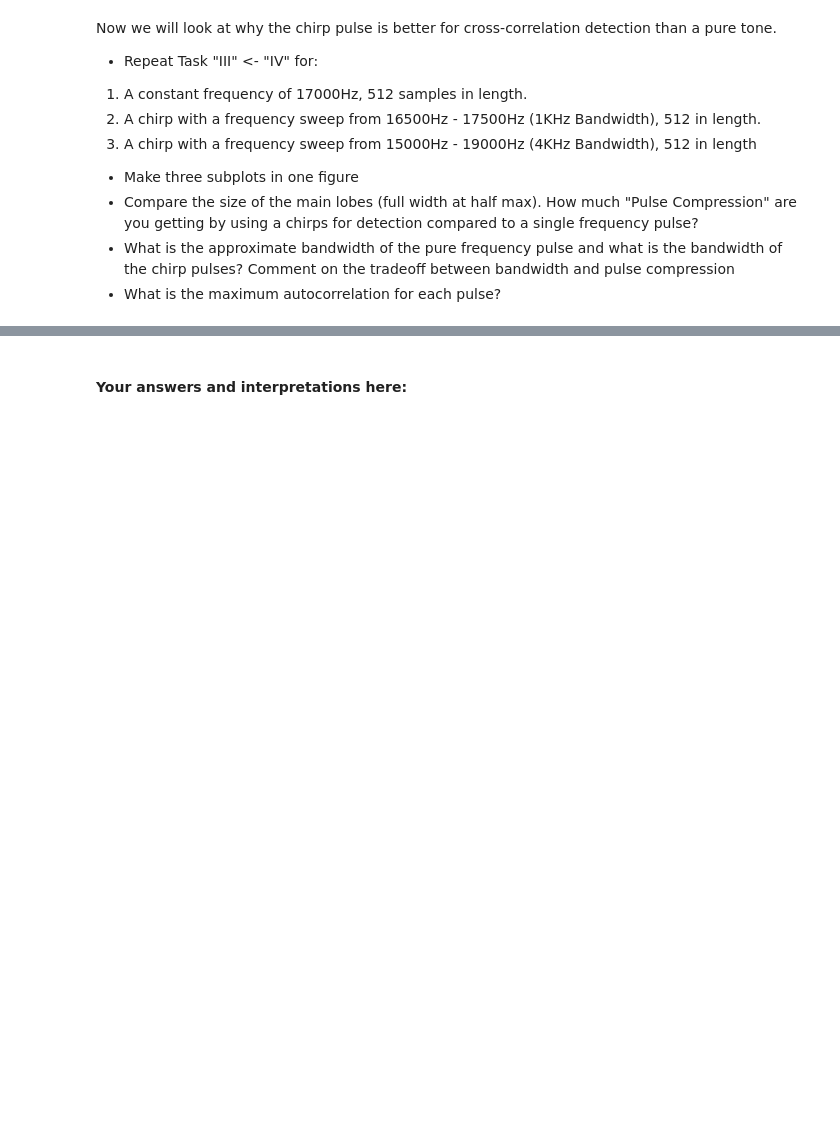
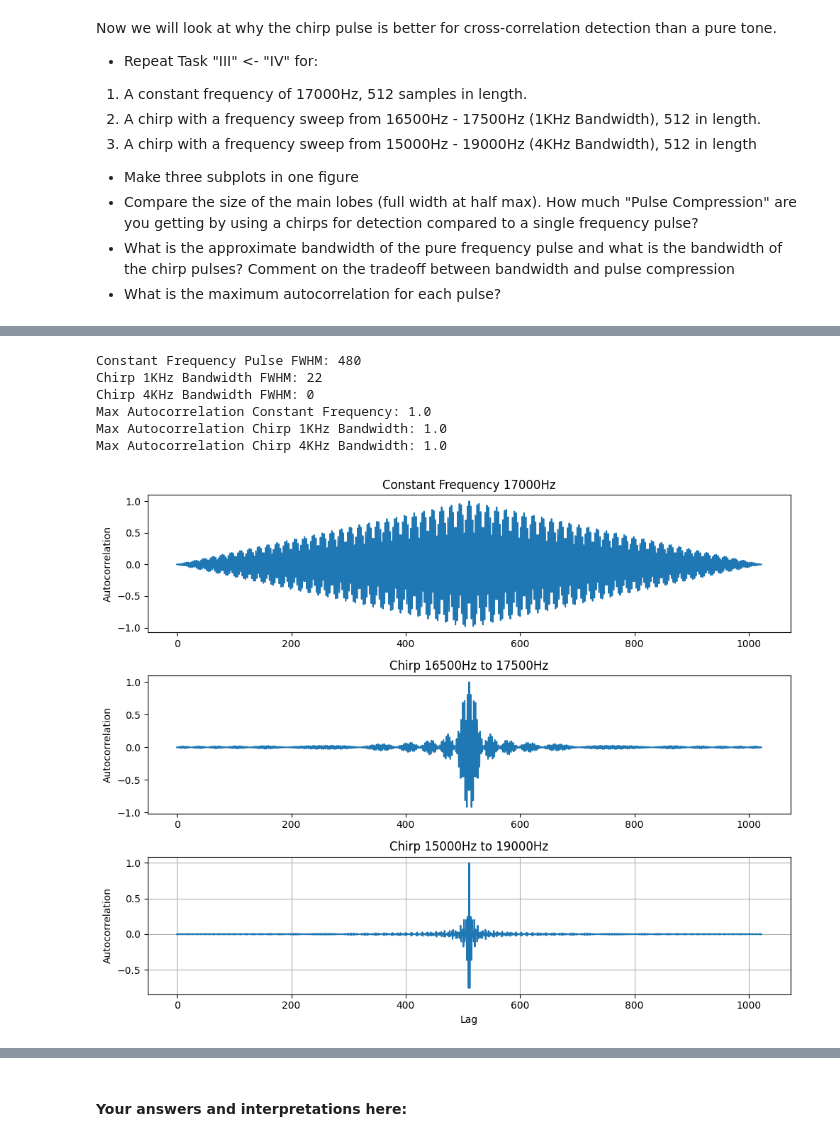
Before and after one commit to karu2003/rtsonar_farros, a Jupyter notebook: TimeDomain-Sonar.ipynb, the cells around one changed output, grey strips where cells are left out. Cells and saved outputs as stored; diff of their text form; code cells hidden in the pictures; blank space fills up the shorter version.

```diff
--- a/TimeDomain-Sonar.ipynb
+++ b/TimeDomain-Sonar.ipynb
@@ -519 +505,78 @@ ax1.grid('on') """
+# %%
+%matplotlib inline
+# Параметры
+fs = 48000  # Частота дискретизации
+N = 512  # Длина сигнала
+t = np.arange(N) / fs
+
+# Генерация сигналов
+constant_freq = 17000
+chirp1_start = 16500
+chirp1_end = 17500
+chirp2_start = 15000
+chirp2_end = 19000
+
+# Постоянная частота
+constant_signal = np.sin(2 * np.pi * constant_freq * t)
+
+# Чирп 1 (1 КГц полоса)
+chirp1_signal = np.sin(2 * np.pi * (chirp1_start + (chirp1_end - chirp1_start) * t / t[-1]) * t)
+
+# Чирп 2 (4 КГц полоса)
+chirp2_signal = np.sin(2 * np.pi * (chirp2_start + (chirp2_end - chirp2_start) * t / t[-1]) * t)
+
+# Вычисление автокорреляции с использованием fftconvolve
+constant_corr = fftconvolve(constant_signal, constant_signal[::-1], mode='full')
+chirp1_corr = fftconvolve(chirp1_signal, chirp1_signal[::-1], mode='full')
+chirp2_corr = fftconvolve(chirp2_signal, chirp2_signal[::-1], mode='full')
+
+# Нормализация автокорреляции
+constant_corr /= np.max(constant_corr)
+chirp1_corr /= np.max(chirp1_corr)
+chirp2_corr /= np.max(chirp2_corr)
+
+# Построение графиков
+fig, axs = plt.subplots(3, 1, figsize=(10, 8))
+
+axs[0].plot(constant_corr)
+axs[0].set_title('Constant Frequency 17000Hz')
+axs[0].set_ylabel('Autocorrelation')
+
+axs[1].plot(chirp1_corr)
+axs[1].set_title('Chirp 16500Hz to 17500Hz')
+axs[1].set_ylabel('Autocorrelation')
+
+axs[2].plot(chirp2_corr)
+axs[2].set_title('Chirp 15000Hz to 19000Hz')
+axs[2].set_ylabel('Autocorrelation')
+axs[2].set_xlabel('Lag')
+
+plt.tight_layout()
+plt.grid(1)
+
+# Анализ ширины главных лепестков и максимальной автокорреляции
+def full_width_half_max(corr):
+    half_max = np.max(corr) / 2
+    indices = np.where(corr >= half_max)[0]
+    return indices[-1] - indices[0]
+
+constant_fwhm = full_width_half_max(constant_corr)
+chirp1_fwhm = full_width_half_max(chirp1_corr)
+chirp2_fwhm = full_width_half_max(chirp2_corr)
+
+print(f"Constant Frequency Pulse FWHM: {constant_fwhm}")
+print(f"Chirp 1KHz Bandwidth FWHM: {chirp1_fwhm}")
+print(f"Chirp 4KHz Bandwidth FWHM: {chirp2_fwhm}")
+
+print(f"Max Autocorrelation Constant Frequency: {np.max(constant_corr)}")
+print(f"Max Autocorrelation Chirp 1KHz Bandwidth: {np.max(chirp1_corr)}")
+print(f"Max Autocorrelation Chirp 4KHz Bandwidth: {np.max(chirp2_corr)}")
+# %% [output]
+Constant Frequency Pulse FWHM: 480
+Chirp 1KHz Bandwidth FWHM: 22
+Chirp 4KHz Bandwidth FWHM: 0
+Max Autocorrelation Constant Frequency: 1.0
+Max Autocorrelation Chirp 1KHz Bandwidth: 1.0
+Max Autocorrelation Chirp 4KHz Bandwidth: 1.0
+[figure, added]
 # %%
```
Also changed, not shown: parts of 23 cells of this notebook, 10 other files.
